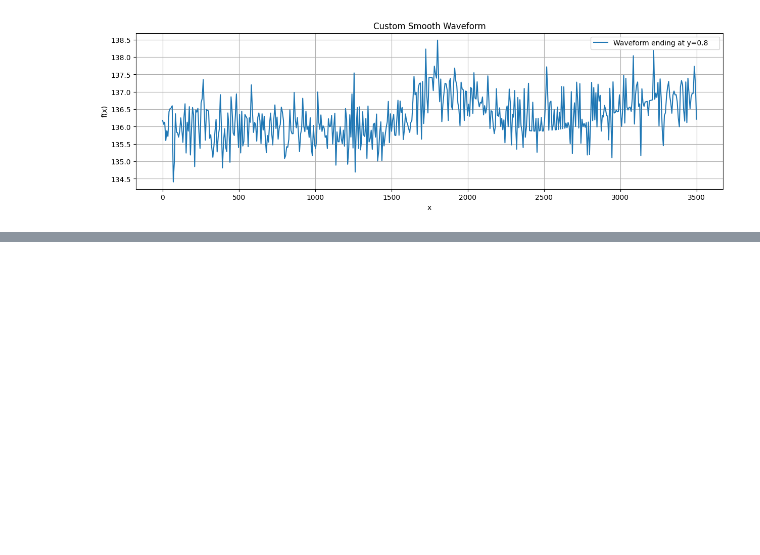
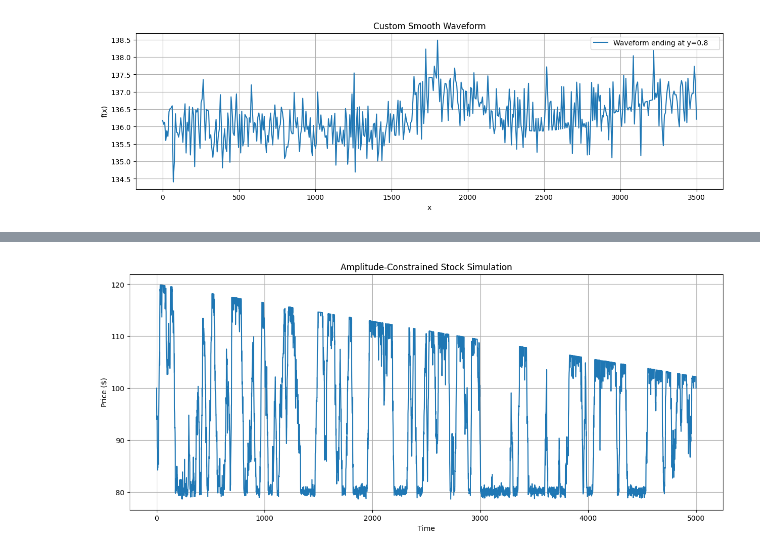
Before and after one commit to WizadCarton11/BloomTrading, a Jupyter notebook: ML/data_study.ipynb, the cells around one changed output, grey strips where cells are left out. Cells and saved outputs as stored; diff of their text form; code cells hidden in the pictures; blank space fills up the shorter version.

```diff
--- a/ML/data_study.ipynb
+++ b/ML/data_study.ipynb
@@ -636,0 +747,81 @@ plt.show()
+# %%
+import numpy as np
+import matplotlib.pyplot as plt
+
+def generate_stock_waveform(
+    length: int,
+    start_price: float = 100.0,
+    volatility: float = 2.0,
+    trend_strength: float = 0.01,
+    spike_chance: float = 0.01,
+    reversal_chance: float = 0.02,
+    noise_scale: float = 0.5,
+    min_amplitude: float = 80.0,
+    max_amplitude: float = 120.0,
+    final_value: float = 100.0
+):
+    prices = [start_price]
+    trend = np.random.uniform(-trend_strength, trend_strength)
+
+    for i in range(1, length):
+        prev = prices[-1]
+
+        # Random trend reversal
+        if np.random.rand() < reversal_chance:
+            trend *= -1
+
+        # Random spike event
+        spike = np.random.normal(0, volatility * 5) if np.random.rand() < spike_chance else 0
+
+        # Small random walk + micro sine fluctuation
+        micro_cycle = np.sin(i / 10) * 0.3
+
+        delta = (
+            trend * prev +
+            np.random.normal(0, volatility) +
+            micro_cycle +
+            spike
+        )
+
+        next_price = prev + delta + np.random.normal(0, noise_scale)
+
+        # Clamp the price within the given amplitude range
+        next_price = np.clip(next_price, min_amplitude, max_amplitude)
+
+        prices.append(next_price)
+
+    prices = np.array(prices)
+
+    # Adjust the final value softly to exactly match final_value
+    diff = final_value - prices[-1]
+    prices += np.linspace(0, diff, length)
+
+    # Clamp again to preserve the amplitude constraints
+    prices = np.clip(prices, min_amplitude, max_amplitude)
+    for i in range(length):
+        if prices[i] >= max_amplitude:
+            prices[i] = max_amplitude - np.random.normal(0.1, 0.5)
+        elif prices[i] <= min_amplitude:
+            prices[i] = min_amplitude + np.random.normal(0.1, 0.5)
+    # Ensure last value is final_value exactly
+    prices[-1] = final_value
+
+    return prices
+
+# Example usage
+data = generate_stock_waveform(
+    length=5000,
+    start_price=100.0,
+    min_amplitude=80.0,
+    max_amplitude=120.0,
+    final_value=100.0
+)
+plt.figure(figsize=(15, 6))
+plt.plot(data)
+plt.title("Amplitude-Constrained Stock Simulation")
+plt.xlabel("Time")
+plt.ylabel("Price ($)")
+plt.grid(True)
+plt.show()
+# %% [output]
+[figure, added]
```
Also changed, not shown: parts of 4 cells of this notebook, 43 other files.
